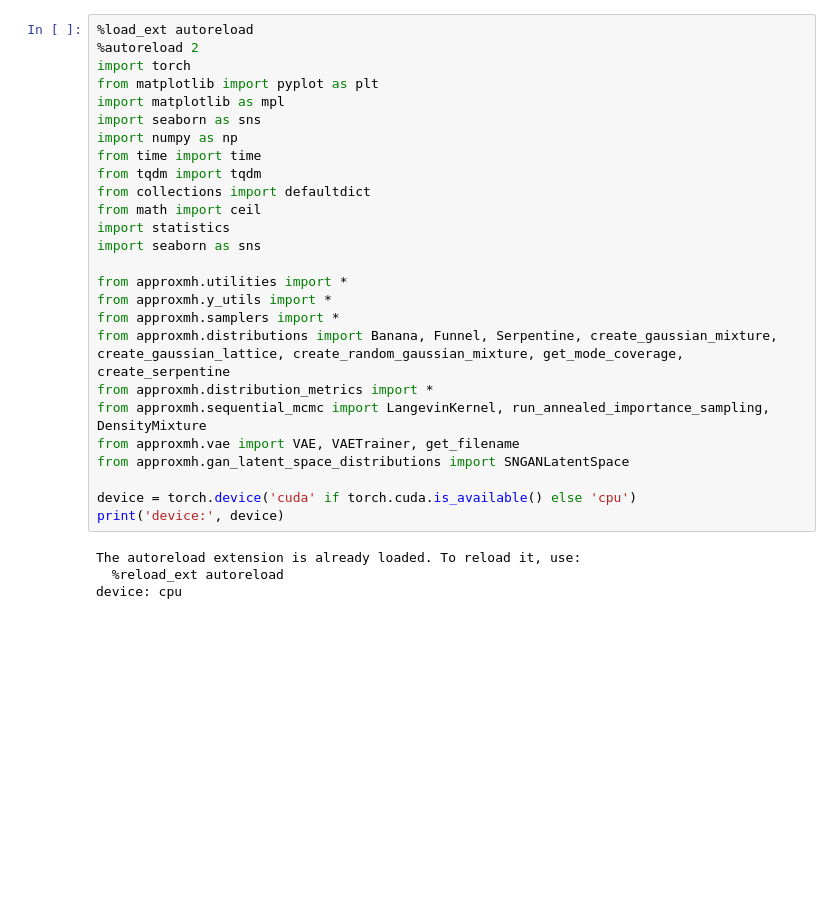
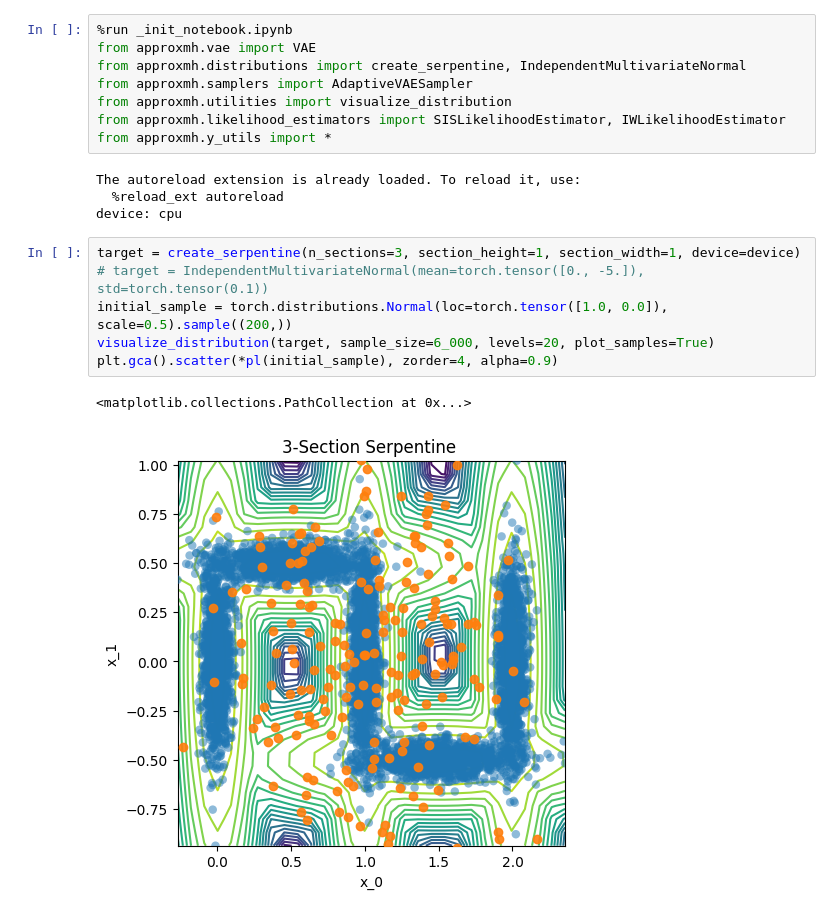
Before and after one commit to xapq/approximate-metropolis-hastings, a Jupyter notebook: notebooks/AdaptiveMH.ipynb, the cells around one changed output. Drawn from its saved outputs; the diff is of its cells as text; blank space fills up the shorter version.

```diff
--- a/notebooks/AdaptiveMH.ipynb
+++ b/notebooks/AdaptiveMH.ipynb
@@ -1,30 +3,21 @@
 # %%
-%load_ext autoreload
-%autoreload 2
-import torch
-from matplotlib import pyplot as plt
-import matplotlib as mpl
-import seaborn as sns
-import numpy as np
-from time import time
-from tqdm import tqdm
-from collections import defaultdict
-from math import ceil
-import statistics
-import seaborn as sns
-
-from approxmh.utilities import *
+%run _init_notebook.ipynb
+from approxmh.vae import VAE
+from approxmh.distributions import create_serpentine, IndependentMultivariateNormal
+from approxmh.samplers import AdaptiveVAESampler
+from approxmh.utilities import visualize_distribution
+from approxmh.likelihood_estimators import SISLikelihoodEstimator, IWLikelihoodEstimator
 from approxmh.y_utils import *
-from approxmh.samplers import *
-from approxmh.distributions import Banana, Funnel, Serpentine, create_gaussian_mixture, create_gaussian_lattice, create_random_gaussian_mixture, get_mode_coverage, create_serpentine
-from approxmh.distribution_metrics import *
-from approxmh.sequential_mcmc import LangevinKernel, run_annealed_importance_sampling, DensityMixture
-from approxmh.vae import VAE, VAETrainer, get_filename
-from approxmh.gan_latent_space_distributions import SNGANLatentSpace
-
-device = torch.device('cuda' if torch.cuda.is_available() else 'cpu')
-print('device:', device)
 # %% [output]
 The autoreload extension is already loaded. To reload it, use:
   %reload_ext autoreload
 device: cpu
+# %%
+target = create_serpentine(n_sections=3, section_height=1, section_width=1, device=device)
+# target = IndependentMultivariateNormal(mean=torch.tensor([0., -5.]), std=torch.tensor(0.1))
+initial_sample = torch.distributions.Normal(loc=torch.tensor([1.0, 0.0]), scale=0.5).sample((200,))
+visualize_distribution(target, sample_size=6_000, levels=20, plot_samples=True)
+plt.gca().scatter(*pl(initial_sample), zorder=4, alpha=0.9)
+# %% [output]
+<matplotlib.collections.PathCollection at 0x...>
+[figure, added]
```
Also changed, not shown: parts of 5 cells of this notebook, 9 other files.
